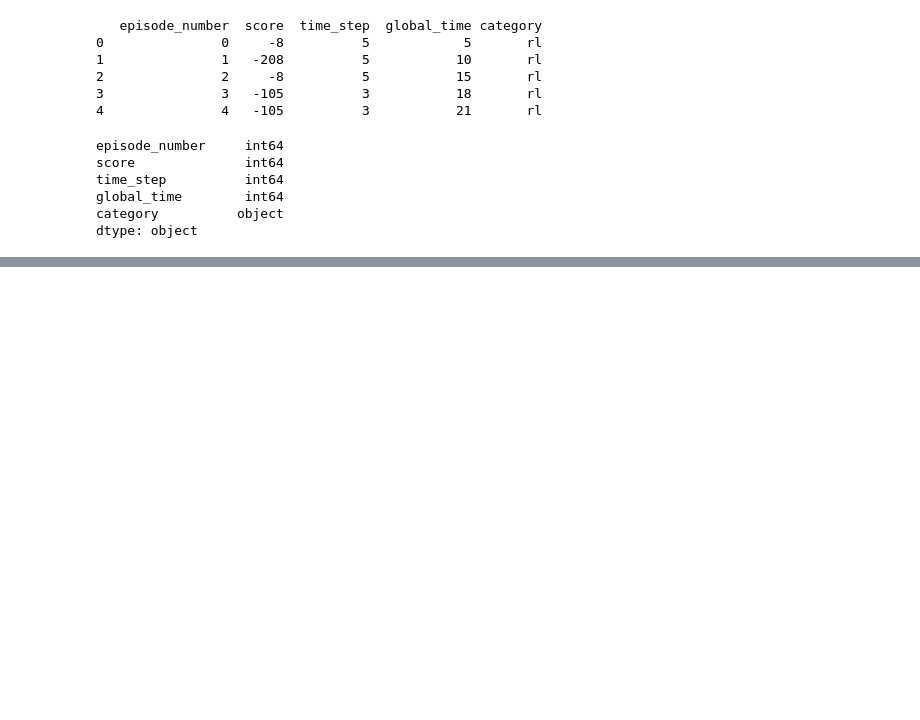
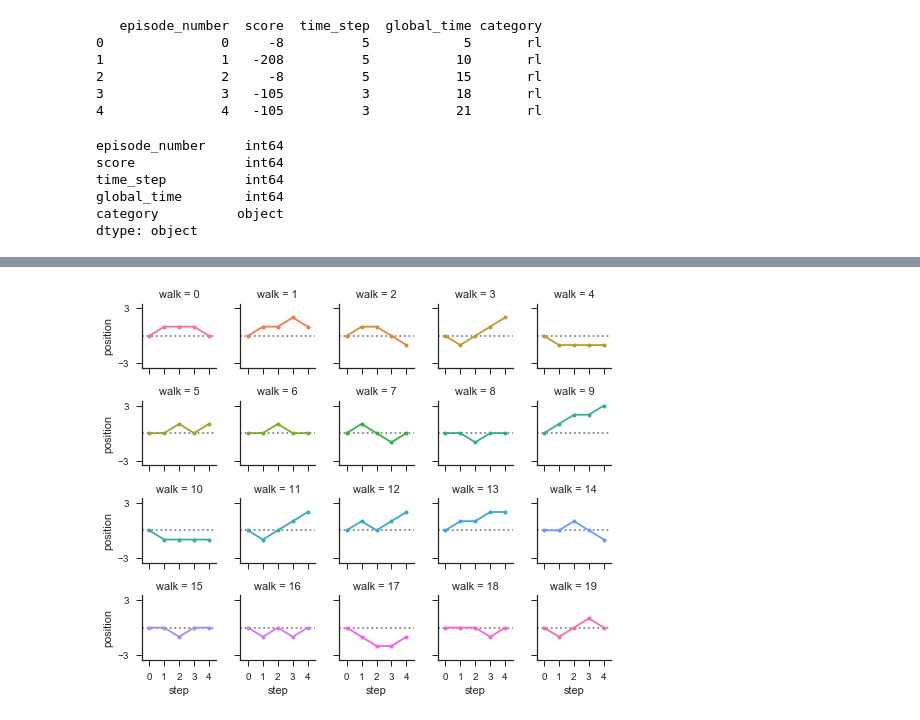
Before and after one commit to jason-jz-zhu/Data-Analysis-and-Viz-for-RL, a Jupyter notebook: Data Viz for Compare Category.ipynb, the cells around one changed output, grey strips where cells are left out. Saved outputs shown, nothing was run; the diff lists cells and outputs as text; code cells hidden in the pictures; blank space fills up the shorter version.

```diff
--- a/Data Viz for Compare Category.ipynb
+++ b/Data Viz for Compare Category.ipynb
@@ -56,0 +134,34 @@ plt.show()
+# %%
+import numpy as np
+import pandas as pd
+import seaborn as sns
+import matplotlib.pyplot as plt
+
+sns.set(style="ticks")
+
+# Create a dataset with many short random walks
+rs = np.random.RandomState(4)
+pos = rs.randint(-1, 2, (20, 5)).cumsum(axis=1)
+pos -= pos[:, 0, np.newaxis]
+step = np.tile(range(5), 20)
+walk = np.repeat(range(20), 5)
+df = pd.DataFrame(np.c_[pos.flat, step, walk],
+                  columns=["position", "step", "walk"])
+
+# Initialize a grid of plots with an Axes for each walk
+grid = sns.FacetGrid(df, col="walk", hue="walk", col_wrap=5, size=1.5)
+
+# Draw a horizontal line to show the starting point
+grid.map(plt.axhline, y=0, ls=":", c=".5")
+
+# Draw a line plot to show the trajectory of each random walk
+grid.map(plt.plot, "step", "position", marker="o", ms=4)
+
+# Adjust the tick positions and labels
+grid.set(xticks=np.arange(5), yticks=[-3, 3],
+         xlim=(-.5, 4.5), ylim=(-3.5, 3.5))
+
+# Adjust the arrangement of the plots
+grid.fig.tight_layout(w_pad=1)
+# %% [output]
+[figure, added]
```
Also changed, not shown: parts of 14 cells of this notebook, 1 other file.
